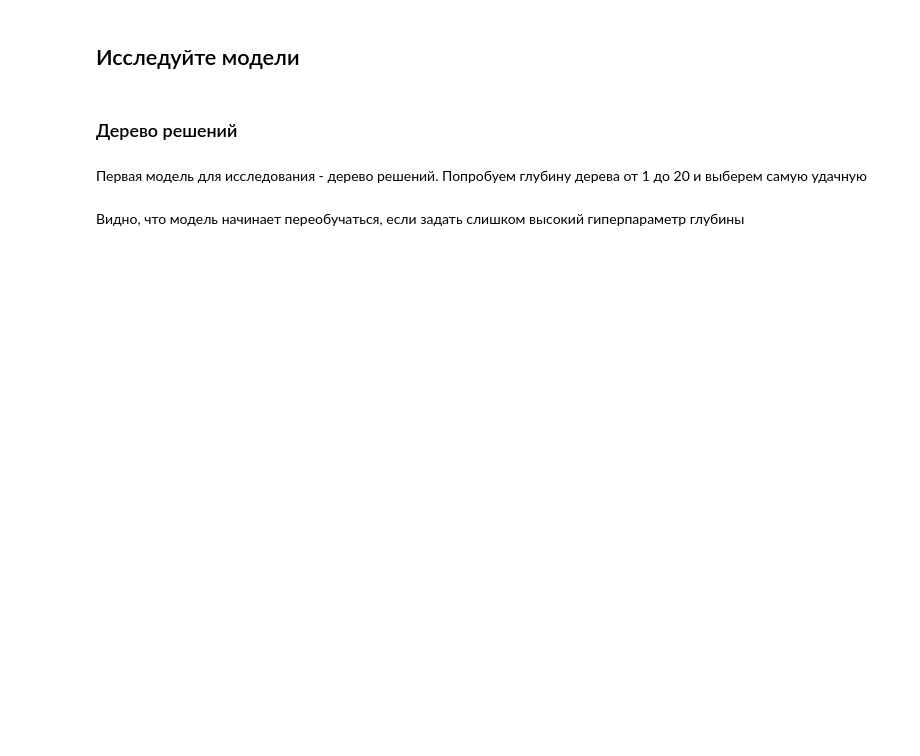
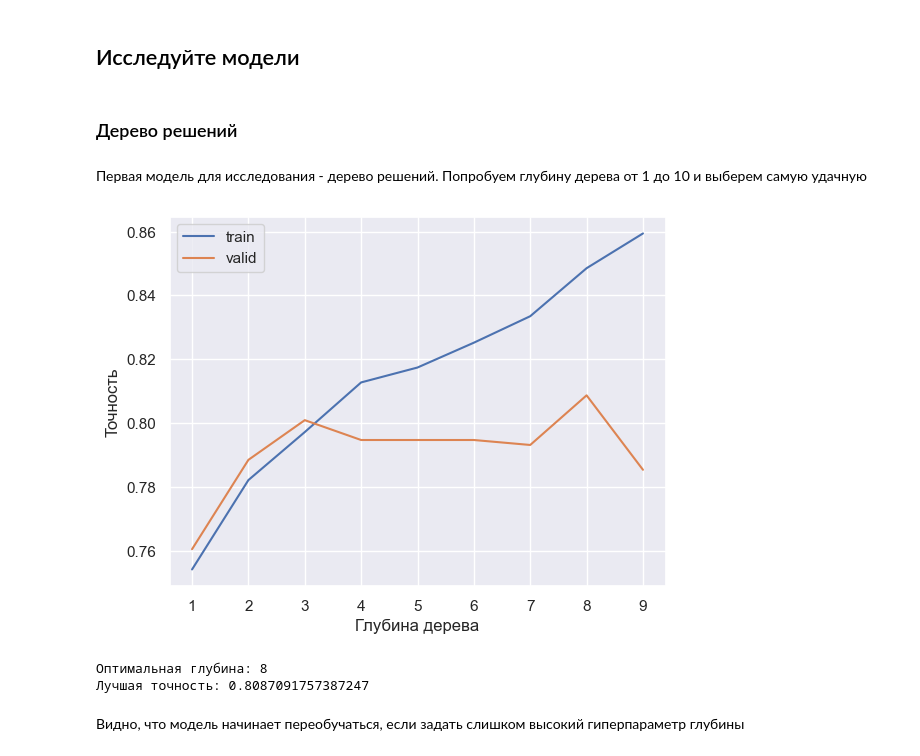
Before and after one commit to alex-blessed/YandexP-projects, a Jupyter notebook: YaTariffs.ipynb, the cells around one changed output. Saved outputs shown, nothing was run; the diff lists cells and outputs as text; code cells hidden in the pictures; blank space fills up the shorter version.

```diff
--- a/YaTariffs.ipynb
+++ b/YaTariffs.ipynb
@@ -189,7 +219,7 @@ features = df.drop(['is_ultra'], axis=1)
 target = df['is_ultra']
 
 features_train, features_valid_test, target_train, target_valid_test = train_test_split(
-    features, target, test_size=0.4, random_state=123)
+    features, target, test_size=0.4, random_state=123, stratify=target)
 
 features_valid, features_test, target_valid, target_test = train_test_split(
-    features_valid_test, target_valid_test, test_size=0.5, random_state=321)
+    features_valid_test, target_valid_test, test_size=0.5, random_state=321, stratify=target_valid_test)
@@ -219,39 +266,43 @@ features_valid, features_test, target_valid, target_test = train_test_split(
 # %% [markdown]
 ### Дерево решений
 # %% [markdown]
-Первая модель для исследования - дерево решений. Попробуем глубину дерева от 1 до 20 и выберем самую удачную
+Первая модель для исследования - дерево решений. Попробуем глубину дерева от 1 до 10 и выберем самую удачную
 # %%
 def decision_tree(return_model=False):
     accuracy_train = []
     accuracy_valid = []
     best_accuracy = 0
     best_depth = 0
 
-    for depth in range(1, 20):
+    for depth in range(1, 10):
         model = DecisionTreeClassifier(max_depth=depth, random_state=123)
         model.fit(features_train, target_train)
 
         answers_train = model.predict(features_train)
         answers_valid = model.predict(features_valid)
 
         accuracy_train.append(accuracy_score(target_train, answers_train))
         accuracy_valid.append(accuracy_score(target_valid, answers_valid))
 
         if accuracy_valid[depth - 1] > best_accuracy:
             best_accuracy = accuracy_valid[depth - 1]
             best_depth = depth
             best_model = model
 
     sns.set()
     xaxis = range(1, len(accuracy_train)+1)
     sns.lineplot(x=xaxis, y=accuracy_train, label='train')
     sns.lineplot(x=xaxis, y=accuracy_valid, label='valid')
     plt.xlabel('Глубина дерева')
     plt.ylabel('Точность')
     plt.show()
     print('Оптимальная глубина:', best_depth)
     print('Лучшая точность:', best_accuracy)
 
 decision_tree()
+# %% [output]
+[figure, added]
+Оптимальная глубина: 8
+Лучшая точность: 0.8087091757387247
 # %% [markdown]
 Видно, что модель начинает переобучаться, если задать слишком высокий гиперпараметр глубины
```
Also changed, not shown: parts of 24 cells of this notebook.
